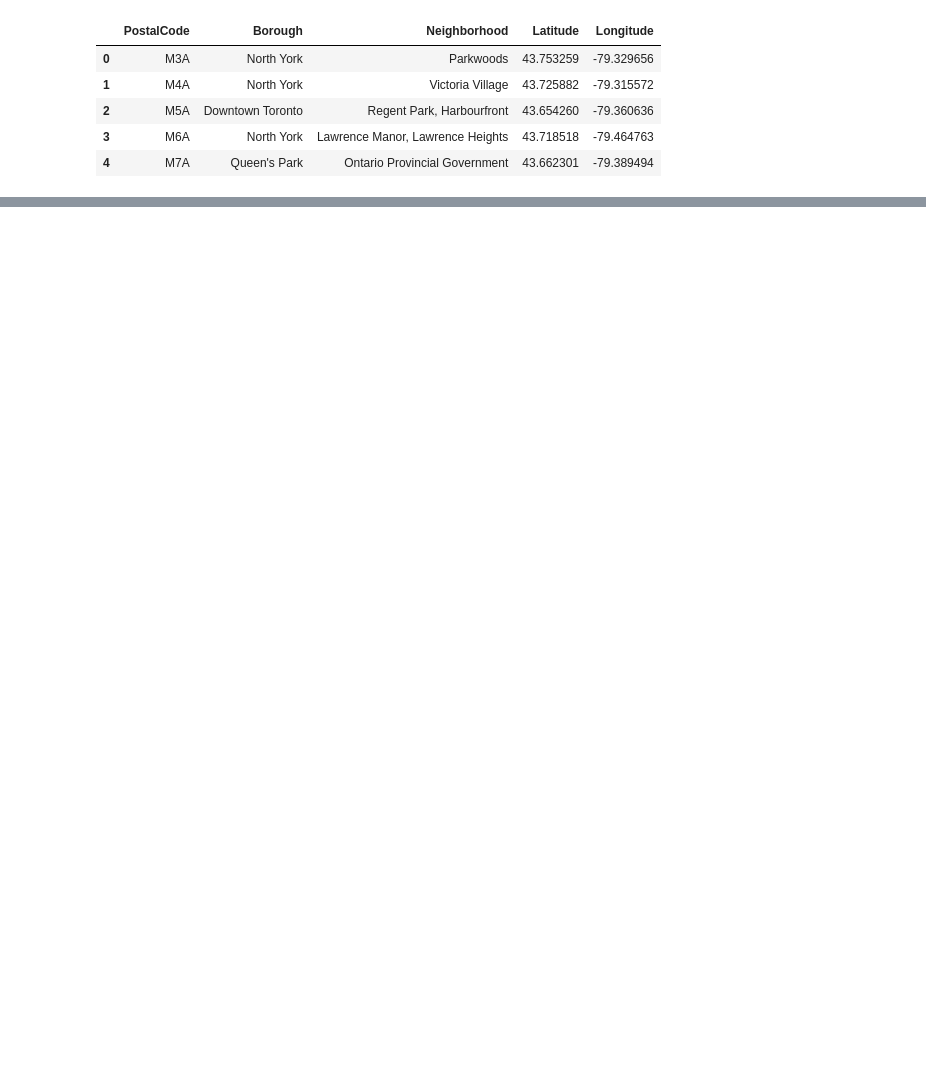
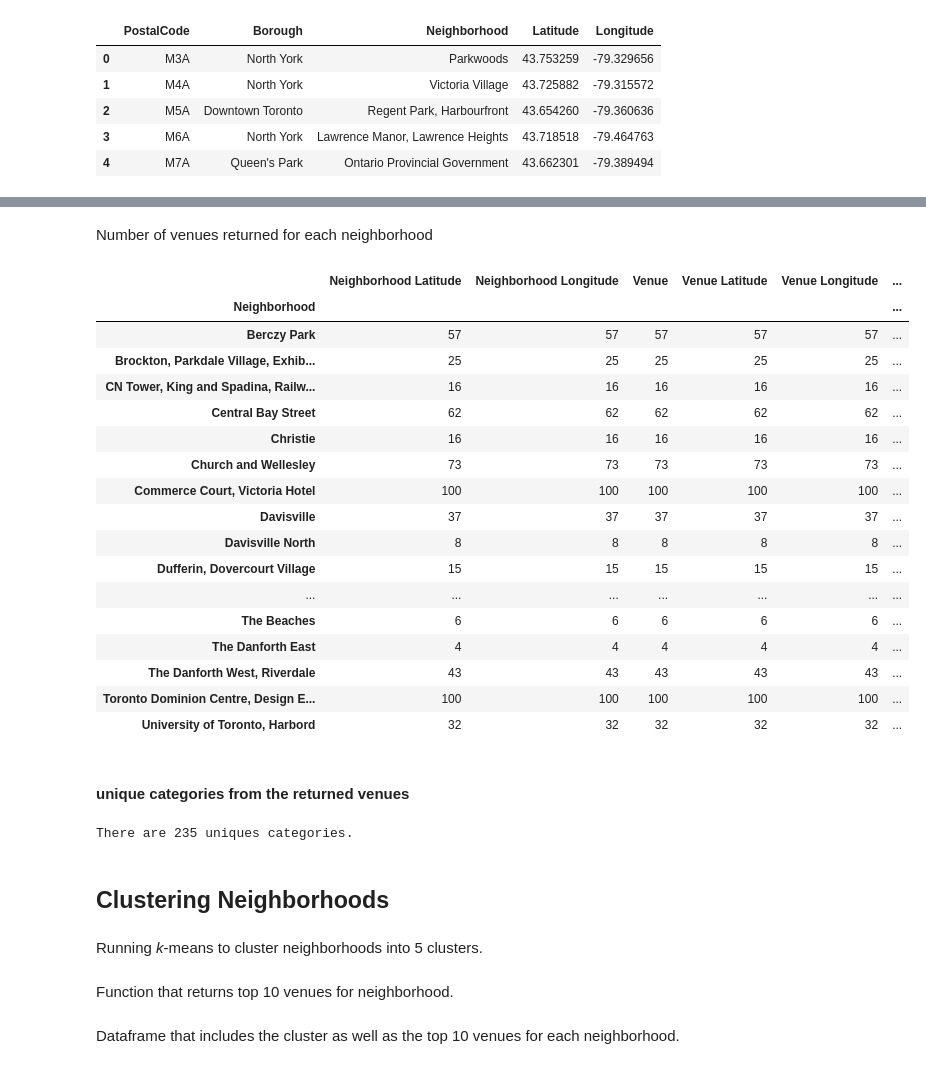
Before and after one commit to diablo371/Coursera_Capstone, a Jupyter notebook: IBM Applied Data Science Specialisation Capstone Project.ipynb, the cells around one changed output, grey strips where cells are left out. Saved outputs shown, nothing was run; the diff lists cells and outputs as text; code cells hidden in the pictures; blank space fills up the shorter version.

```diff
--- a/IBM Applied Data Science Specialisation Capstone Project.ipynb
+++ b/IBM Applied Data Science Specialisation Capstone Project.ipynb
@@ -189,0 +239,5 @@ df.head()
+# %%
+toronto_b=df[df['Borough'].str.contains('Toronto')]
+toronto_b.reset_index(drop=True,inplace=True)
+print(toronto_b.shape)
+toronto_b.head(5)
@@ -189,0 +271,19 @@ df.head()
+# %%
+# create map using mean latitude and longitude values of toronto_b
+map_toronto = folium.Map(location=[toronto_b['Latitude'].mean(), toronto_b['Longitude'].mean()], zoom_start=12)
+
+# add markers to map
+for lat, lng, borough, neighborhood in zip(toronto_b['Latitude'], toronto_b['Longitude'], toronto_b['Borough'], toronto_b['Neighborhood']):
+    label = '{}, {}'.format(neighborhood, borough)
+    label = folium.Popup(label, parse_html=True)
+    folium.CircleMarker(
+        [lat, lng],
+        radius=5,
+        popup=label,
+        color='blue',
+        fill=True,
+        fill_color='#3186cc',
+        fill_opacity=0.7,
+        parse_html=False).add_to(map_toronto)
+
+map_toronto
@@ -189,0 +296,9 @@ df.head()
+# %%
+CLIENT_ID = '####' # your Foursquare ID
+CLIENT_SECRET = '####' # your Foursquare Secret
+VERSION = '20180605' # Foursquare API version
+LIMIT = 100 # A default Foursquare API limit value
+
+print('Your credentails:')
+print('CLIENT_ID: ' + CLIENT_ID)
+print('CLIENT_SECRET:' + CLIENT_SECRET)
@@ -189,0 +353,5 @@ df.head()
+# %%
+toronto_venues = getNearbyVenues(names=toronto_b['Neighborhood'],
+                                   latitudes=toronto_b['Latitude'],
+                                   longitudes=toronto_b['Longitude']
+                                  )
@@ -189,0 +387,31 @@ df.head()
+# %% [markdown]
+Number of venues returned for each neighborhood
+# %%
+toronto_venues.groupby('Neighborhood').count()
+# %% [output]
+|  | Neighborhood Latitude | Neighborhood Longitude | Venue | Venue Latitude | Venue Longitude | ... |
+| Neighborhood |  |  |  |  |  | ... |
+| Berczy Park | 57 | 57 | 57 | 57 | 57 | ... |
+| Brockton, Parkdale Village, Exhib... | 25 | 25 | 25 | 25 | 25 | ... |
+| CN Tower, King and Spadina, Railw... | 16 | 16 | 16 | 16 | 16 | ... |
+| Central Bay Street | 62 | 62 | 62 | 62 | 62 | ... |
+| Christie | 16 | 16 | 16 | 16 | 16 | ... |
+| Church and Wellesley | 73 | 73 | 73 | 73 | 73 | ... |
+| Commerce Court, Victoria Hotel | 100 | 100 | 100 | 100 | 100 | ... |
+| Davisville | 37 | 37 | 37 | 37 | 37 | ... |
+| Davisville North | 8 | 8 | 8 | 8 | 8 | ... |
+| Dufferin, Dovercourt Village | 15 | 15 | 15 | 15 | 15 | ... |
+| ... | ... | ... | ... | ... | ... | ... |
+| The Beaches | 6 | 6 | 6 | 6 | 6 | ... |
+| The Danforth East | 4 | 4 | 4 | 4 | 4 | ... |
+| The Danforth West, Riverdale | 43 | 43 | 43 | 43 | 43 | ... |
+| Toronto Dominion Centre, Design E... | 100 | 100 | 100 | 100 | 100 | ... |
+| University of Toronto, Harbord | 32 | 32 | 32 | 32 | 32 | ... |
+# %% [markdown]
+#### unique categories from the returned venues
+# %%
+print('There are {} uniques categories.'.format(len(toronto_venues['Venue Category'].unique())))
+# %% [output]
+There are 235 uniques categories.
+# %% [markdown]
+## Clustering Neighborhoods
@@ -189,0 +431,2 @@ df.head()
+# %% [markdown]
+Running _k_-means to cluster neighborhoods into 5 clusters.
@@ -189,0 +441,2 @@ df.head()
+# %% [markdown]
+Function that returns top 10 venues for neighborhood.
@@ -189,0 +449,2 @@ df.head()
+# %% [markdown]
+Dataframe that includes the cluster as well as the top 10 venues for each neighborhood.
```
Also changed, not shown: parts of 47 cells of this notebook.
